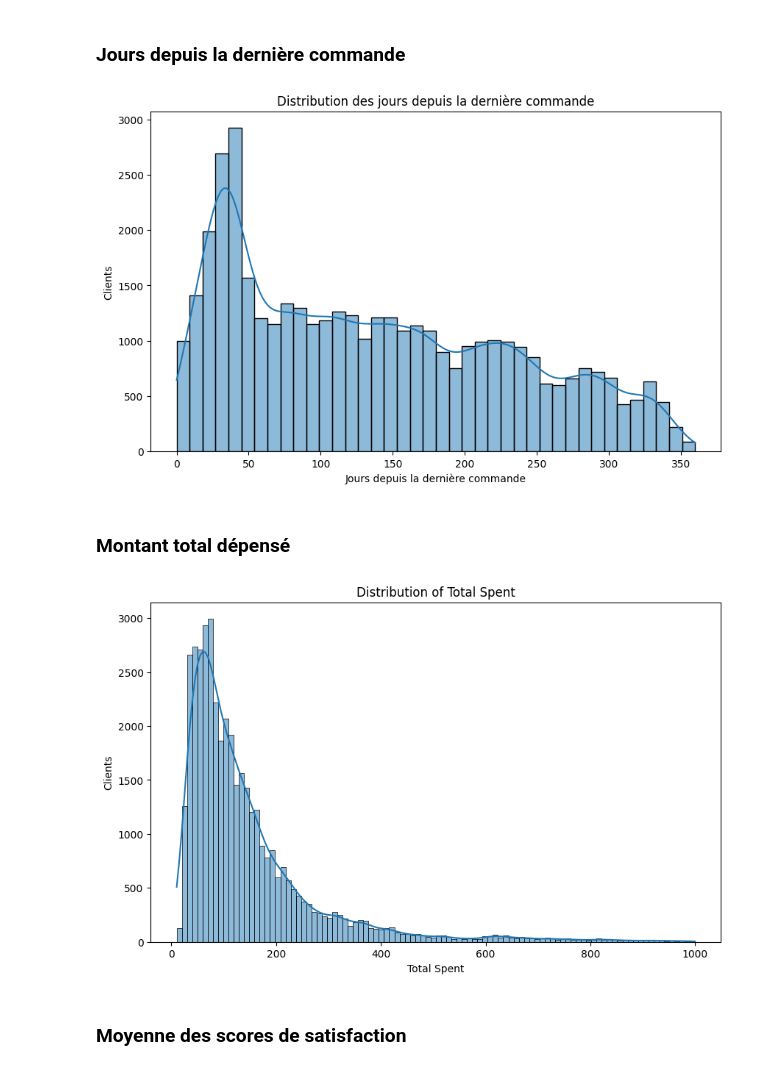
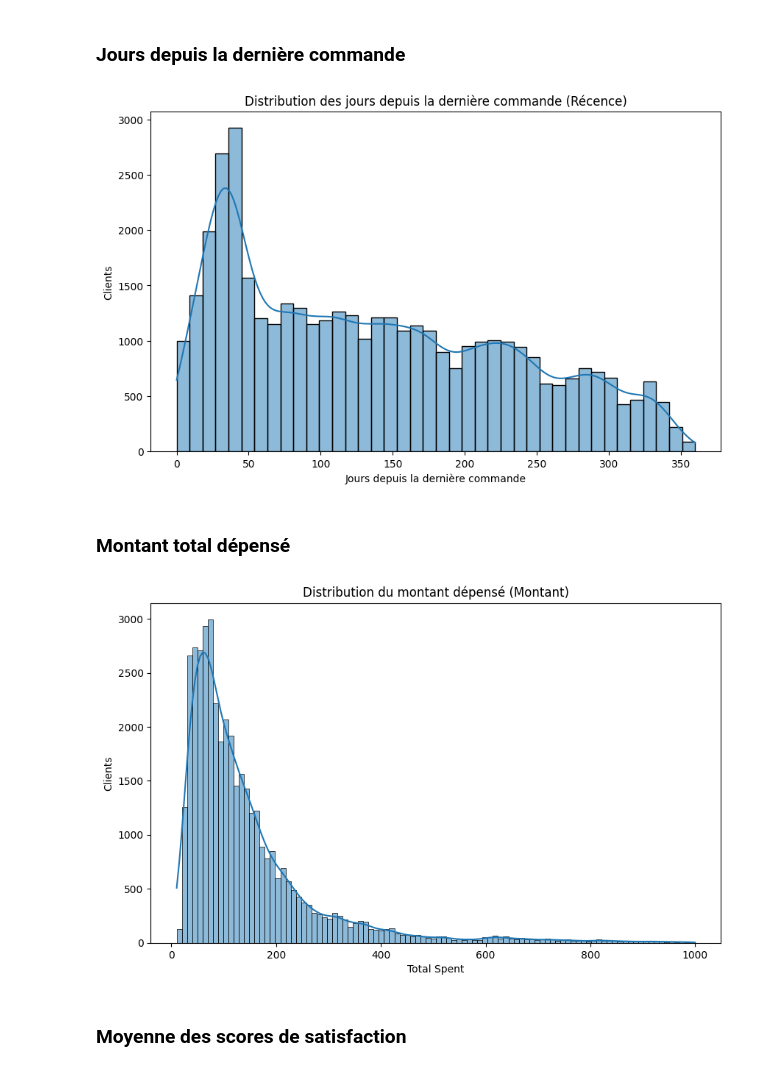
Before and after one commit to DavidScanu/oc-ai-engineer-p05-segmentez-clients-e-commerce, a Jupyter notebook: p05-david_scanu_02_notebook_exploration_20250117.ipynb, the cells around one changed output. Cells and saved outputs as stored; diff of their text form; code cells hidden in the pictures.

```diff
--- a/p05-david_scanu_02_notebook_exploration_20250117.ipynb
+++ b/p05-david_scanu_02_notebook_exploration_20250117.ipynb
@@ -348,25 +354,25 @@ plt.show()
 # %%
 plt.figure(figsize=(10, 6))
 sns.histplot(rfm_2017['recency'], bins=40, kde=True)
-plt.title('Distribution des jours depuis la dernière commande')
+plt.title('Distribution des jours depuis la dernière commande (Récence)')
 plt.xlabel('Jours depuis la dernière commande')
 plt.ylabel('Clients')
 plt.show()
 # %% [output]
-[figure, old version]
+[figure, new version]
 # %% [markdown]
 ### Montant total dépensé
 # %%
 rfm_df_max_spent = rfm_2017[rfm_2017['monetary_value'] <= 1000]
 
 plt.figure(figsize=(10, 6))
 sns.histplot(rfm_df_max_spent['monetary_value'], bins=100, kde=True)
-plt.title('Distribution of Total Spent')
+plt.title('Distribution du montant dépensé (Montant)')
 plt.xlabel('Total Spent')
 plt.ylabel('Clients')
 plt.show()
 # %% [output]
-[figure, old version]
+[figure, new version]
 # %% [markdown]
 ### Moyenne des scores de satisfaction
 # %%
```
Also changed, not shown: parts of 5 cells of this notebook.
